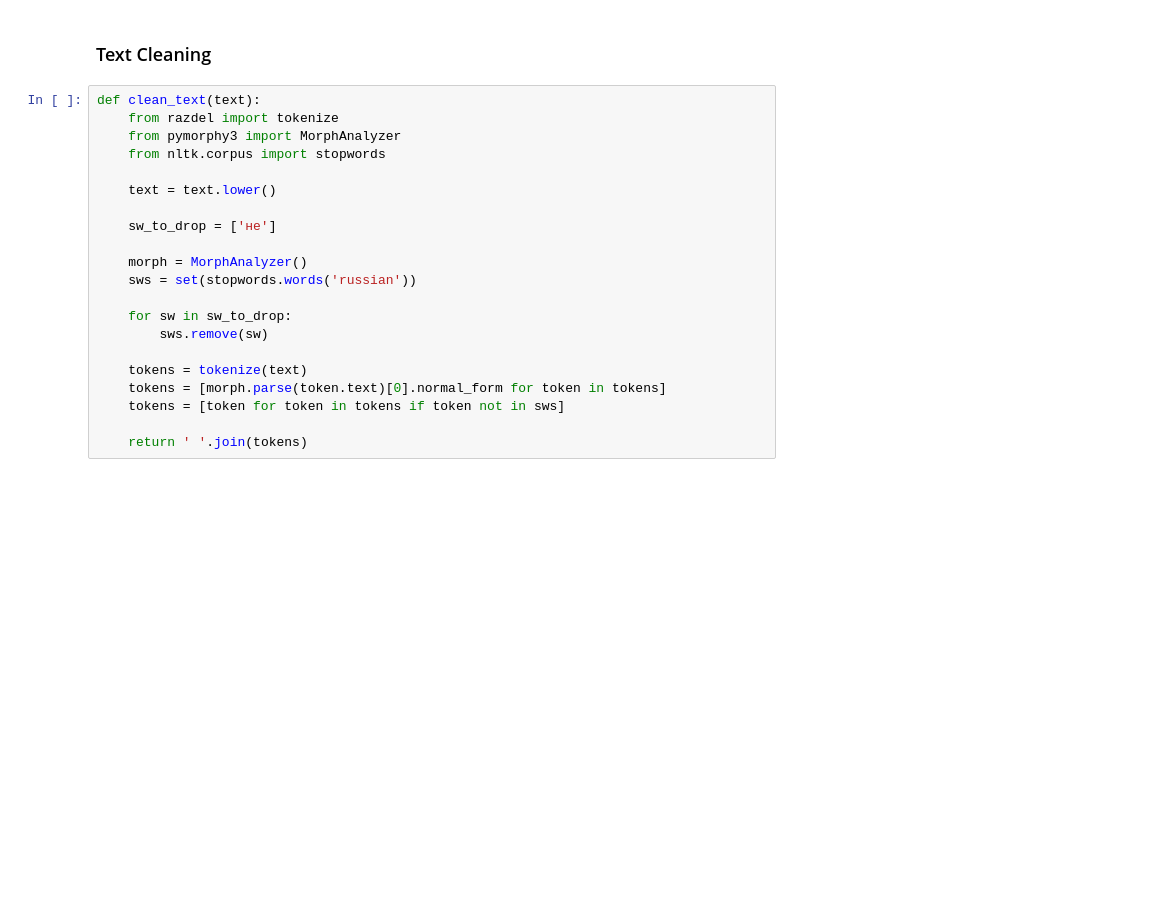
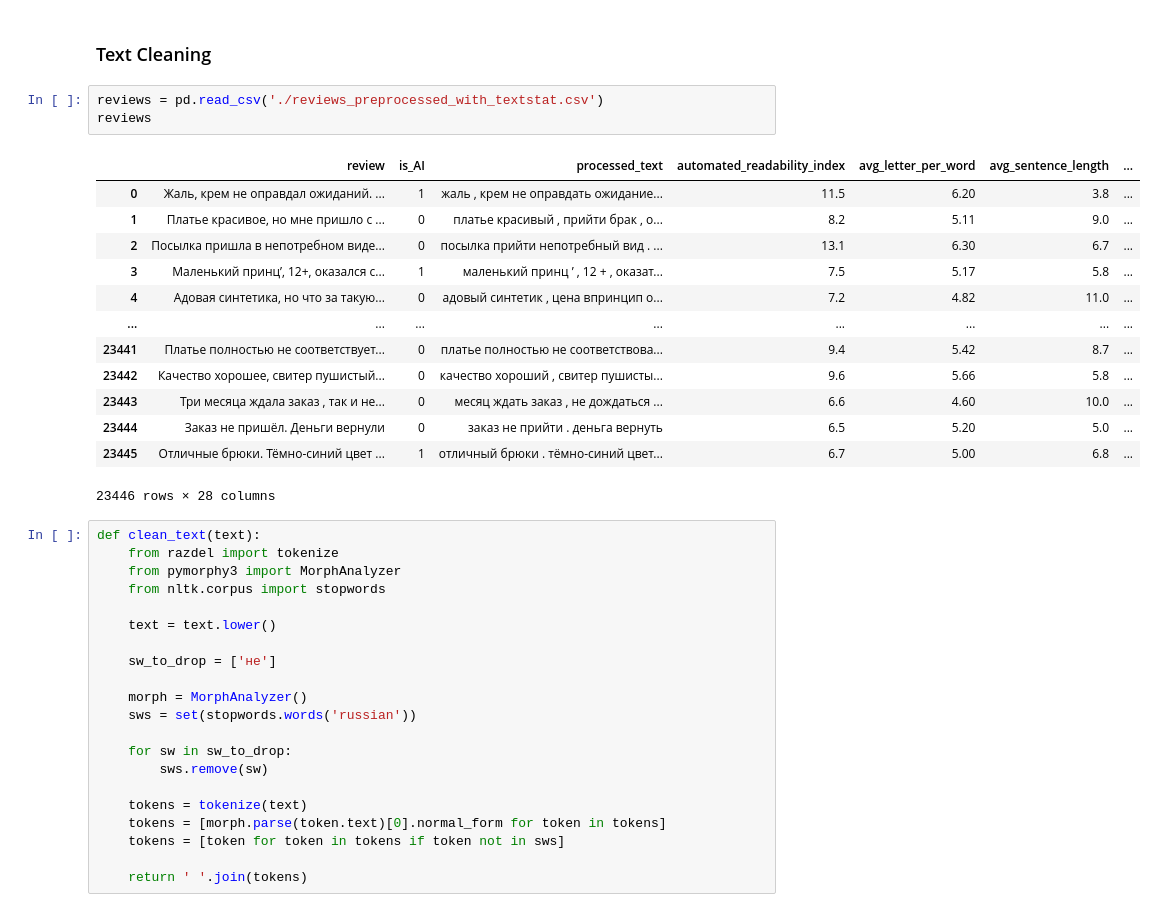
Before and after one commit to yaroslav-i-am/fake-reviews-detection-app, a Jupyter notebook: src/text_eda/text_visualization.ipynb, the cells around one changed output. Cells and saved outputs as stored; diff of their text form; blank space fills up the shorter version.

```diff
--- a/src/text_eda/text_visualization.ipynb
+++ b/src/text_eda/text_visualization.ipynb
@@ -111,6 +111,23 @@ morph = MorphAnalyzer()
 morph.parse('машина')[0].normal_form
 # %% [markdown]
 ### Text Cleaning
+# %%
+reviews = pd.read_csv('./reviews_preprocessed_with_textstat.csv')
+reviews
+# %% [output]
+|  | review | is_AI | processed_text | automated_readability_index | avg_letter_per_word | avg_sentence_length | ... |
+| 0 | Жаль, крем не оправдал ожиданий. ... | 1 | жаль , крем не оправдать ожидание... | 11.5 | 6.20 | 3.8 | ... |
+| 1 | Платье красивое, но мне пришло с ... | 0 | платье красивый , прийти брак , о... | 8.2 | 5.11 | 9.0 | ... |
+| 2 | Посылка пришла в непотребном виде... | 0 | посылка прийти непотребный вид . ... | 13.1 | 6.30 | 6.7 | ... |
+| 3 | Маленький принц’, 12+, оказался с... | 1 | маленький принц ’ , 12 + , оказат... | 7.5 | 5.17 | 5.8 | ... |
+| 4 | Адовая синтетика, но что за такую... | 0 | адовый синтетик , цена впринцип о... | 7.2 | 4.82 | 11.0 | ... |
+| ... | ... | ... | ... | ... | ... | ... | ... |
+| 23441 | Платье полностью не соответствует... | 0 | платье полностью не соответствова... | 9.4 | 5.42 | 8.7 | ... |
+| 23442 | Качество хорошее, свитер пушистый... | 0 | качество хороший , свитер пушисты... | 9.6 | 5.66 | 5.8 | ... |
+| 23443 | Три месяца ждала заказ , так и не... | 0 | месяц ждать заказ , не дождаться ... | 6.6 | 4.60 | 10.0 | ... |
+| 23444 | Заказ не пришёл. Деньги вернули | 0 | заказ не прийти . деньга вернуть | 6.5 | 5.20 | 5.0 | ... |
+| 23445 | Отличные брюки. Тёмно-синий цвет ... | 1 | отличный брюки . тёмно-синий цвет... | 6.7 | 5.00 | 6.8 | ... |
+23446 rows × 28 columns
 # %%
 def clean_text(text):
     from razdel import tokenize
```
Also changed, not shown: parts of 8 cells of this notebook, 55 other files.
